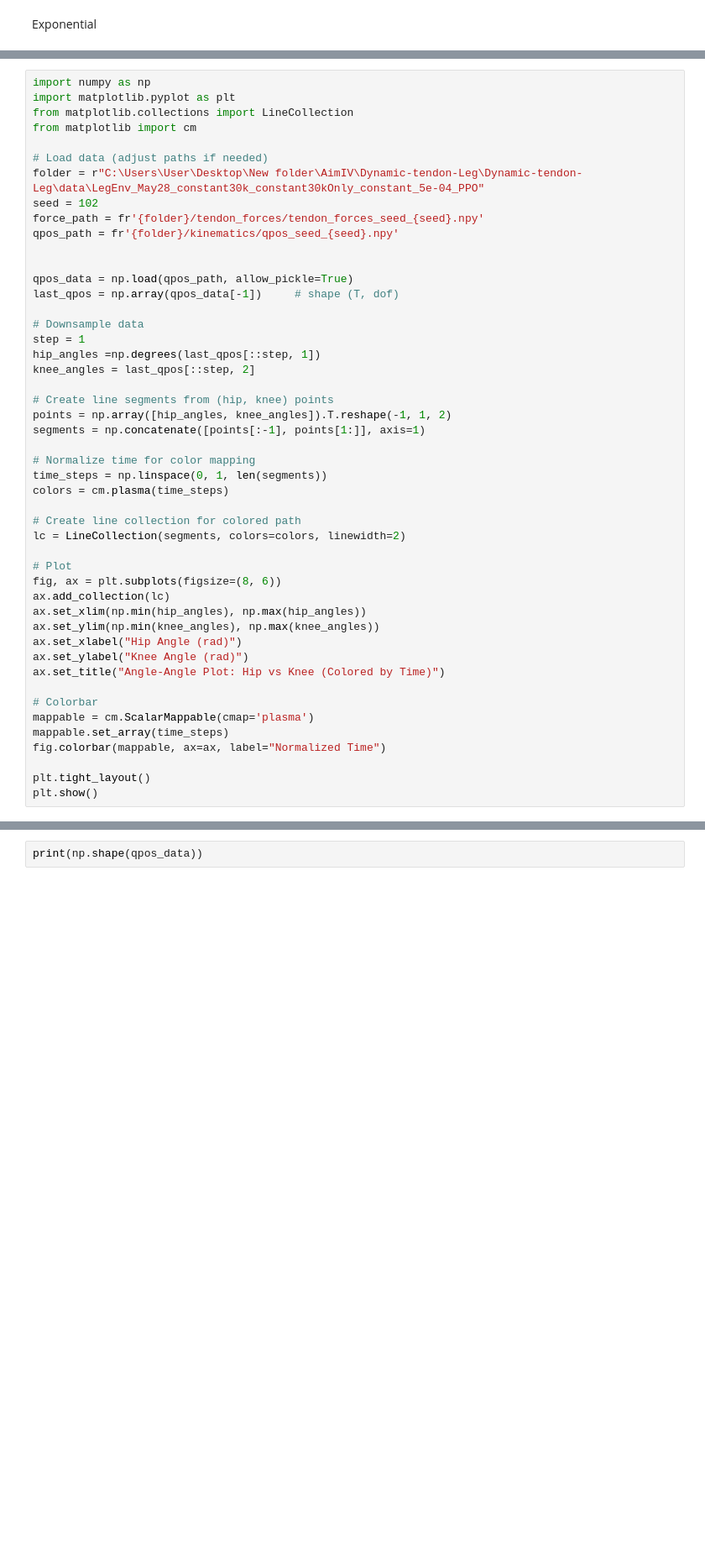
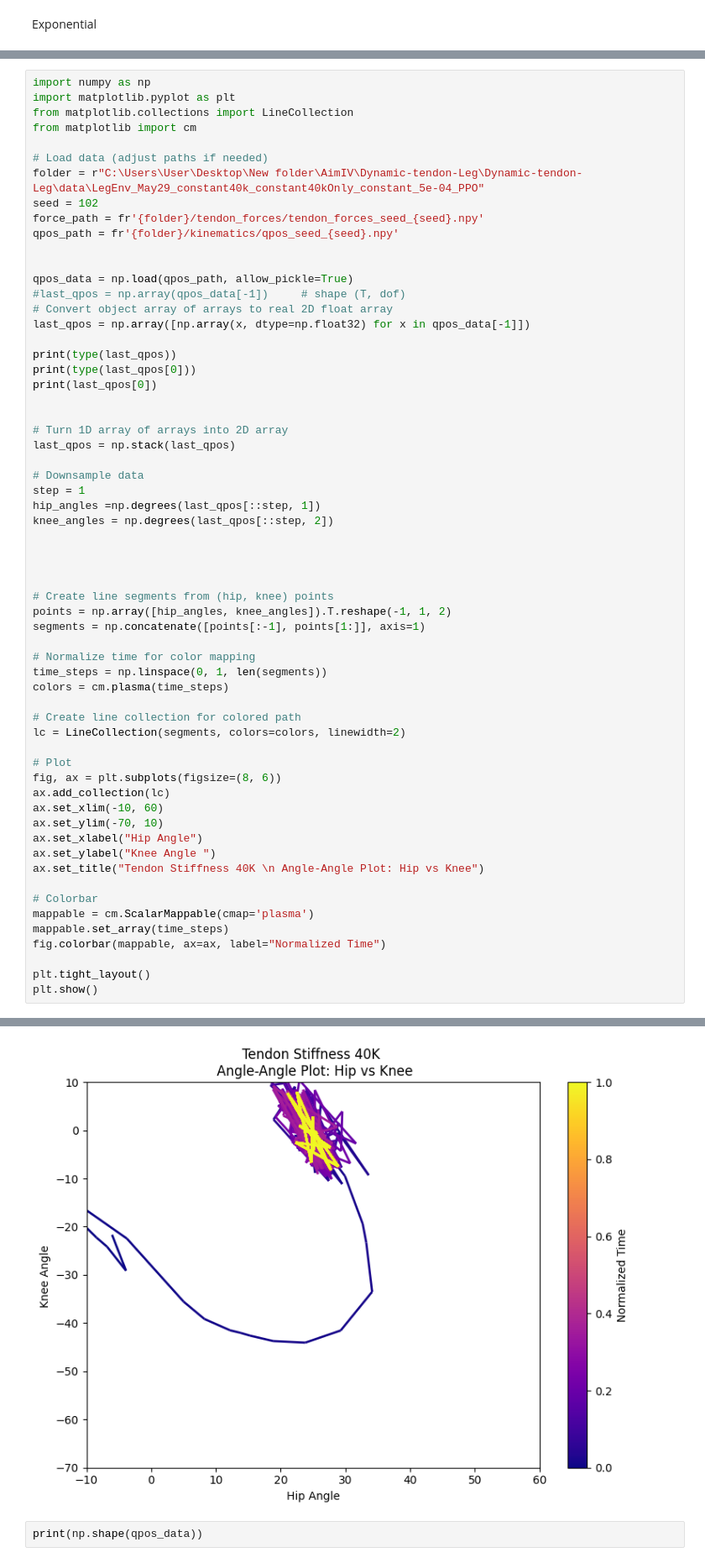
Before and after one commit to rominamir/Dynamic-tendon-Leg, a Jupyter notebook: JJ/plot.ipynb, the cells around one changed output, grey strips where cells are left out. Shown at 84% size. Saved outputs shown, nothing was run; the diff lists cells and outputs as text; blank space fills up the shorter version.

```diff
--- a/JJ/plot.ipynb
+++ b/JJ/plot.ipynb
@@ -539,19 +566,32 @@ from matplotlib.collections import LineCollection
 from matplotlib import cm
 
 # Load data (adjust paths if needed)
-folder = r"C:\Users\User\Desktop\New folder\AimIV\Dynamic-tendon-Leg\Dynamic-tendon-Leg\data\LegEnv_May28_constant30k_constant30kOnly_constant_5e-04_PPO"
+folder = r"C:\Users\User\Desktop\New folder\AimIV\Dynamic-tendon-Leg\Dynamic-tendon-Leg\data\LegEnv_May29_constant40k_constant40kOnly_constant_5e-04_PPO"
 seed = 102
 force_path = fr'{folder}/tendon_forces/tendon_forces_seed_{seed}.npy'
 qpos_path = fr'{folder}/kinematics/qpos_seed_{seed}.npy'
 
 
 qpos_data = np.load(qpos_path, allow_pickle=True)
-last_qpos = np.array(qpos_data[-1])     # shape (T, dof)
+#last_qpos = np.array(qpos_data[-1])     # shape (T, dof)
+# Convert object array of arrays to real 2D float array
+last_qpos = np.array([np.array(x, dtype=np.float32) for x in qpos_data[-1]])
+
+print(type(last_qpos))
+print(type(last_qpos[0]))
+print(last_qpos[0])
+
+
+# Turn 1D array of arrays into 2D array
+last_qpos = np.stack(last_qpos)
 
 # Downsample data
 step = 1
 hip_angles =np.degrees(last_qpos[::step, 1])
-knee_angles = last_qpos[::step, 2]
+knee_angles = np.degrees(last_qpos[::step, 2])
+
+
+
 
 # Create line segments from (hip, knee) points
 points = np.array([hip_angles, knee_angles]).T.reshape(-1, 1, 2)
@@ -567,11 +607,11 @@ lc = LineCollection(segments, colors=colors, linewidth=2)
 # Plot
 fig, ax = plt.subplots(figsize=(8, 6))
 ax.add_collection(lc)
-ax.set_xlim(np.min(hip_angles), np.max(hip_angles))
-ax.set_ylim(np.min(knee_angles), np.max(knee_angles))
-ax.set_xlabel("Hip Angle (rad)")
-ax.set_ylabel("Knee Angle (rad)")
-ax.set_title("Angle-Angle Plot: Hip vs Knee (Colored by Time)")
+ax.set_xlim(-10, 60)
+ax.set_ylim(-70, 10)
+ax.set_xlabel("Hip Angle")
+ax.set_ylabel("Knee Angle ")
+ax.set_title("Tendon Stiffness 40K \n Angle-Angle Plot: Hip vs Knee")
 
 # Colorbar
 mappable = cm.ScalarMappable(cmap='plasma')
@@ -585,3 +627,4 @@ TypeError: loop of ufunc does not support argument 0 of type float which has no
+[figure, added]
 # %%
 print(np.shape(qpos_data))
 # %% [output]
```
Also changed, not shown: parts of 3 cells of this notebook, 7 other files.
